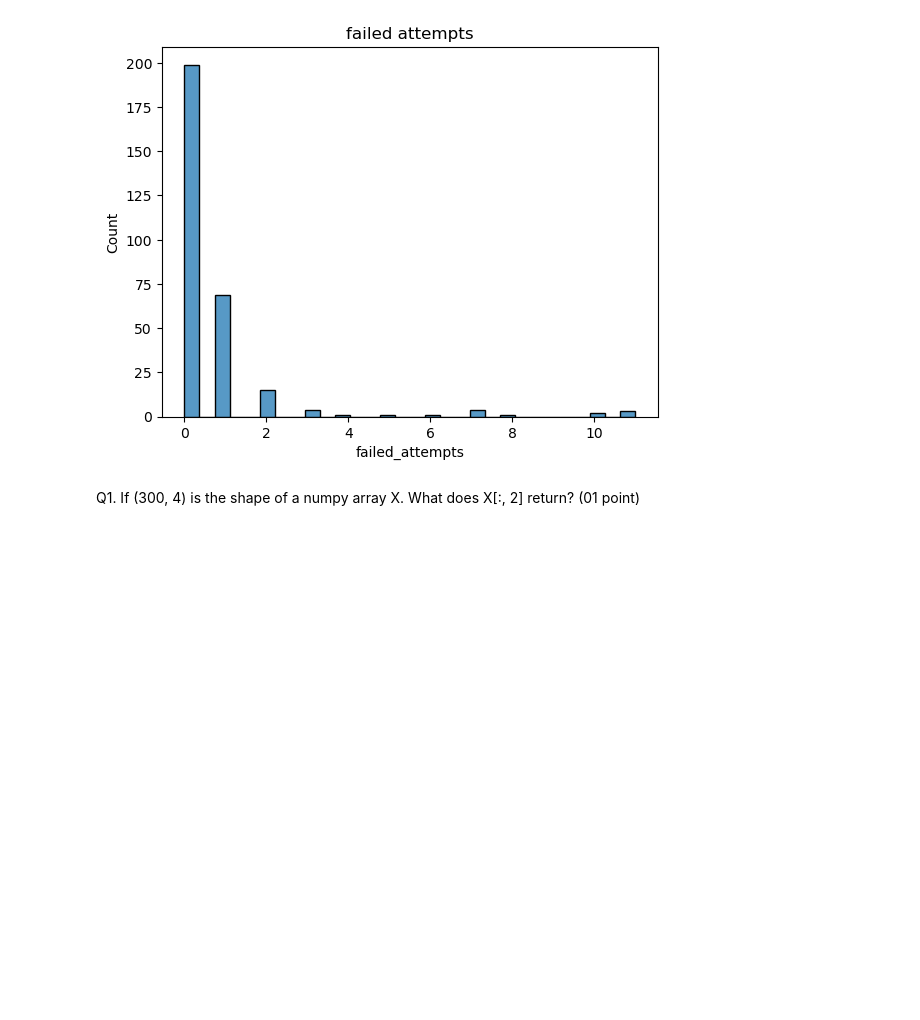
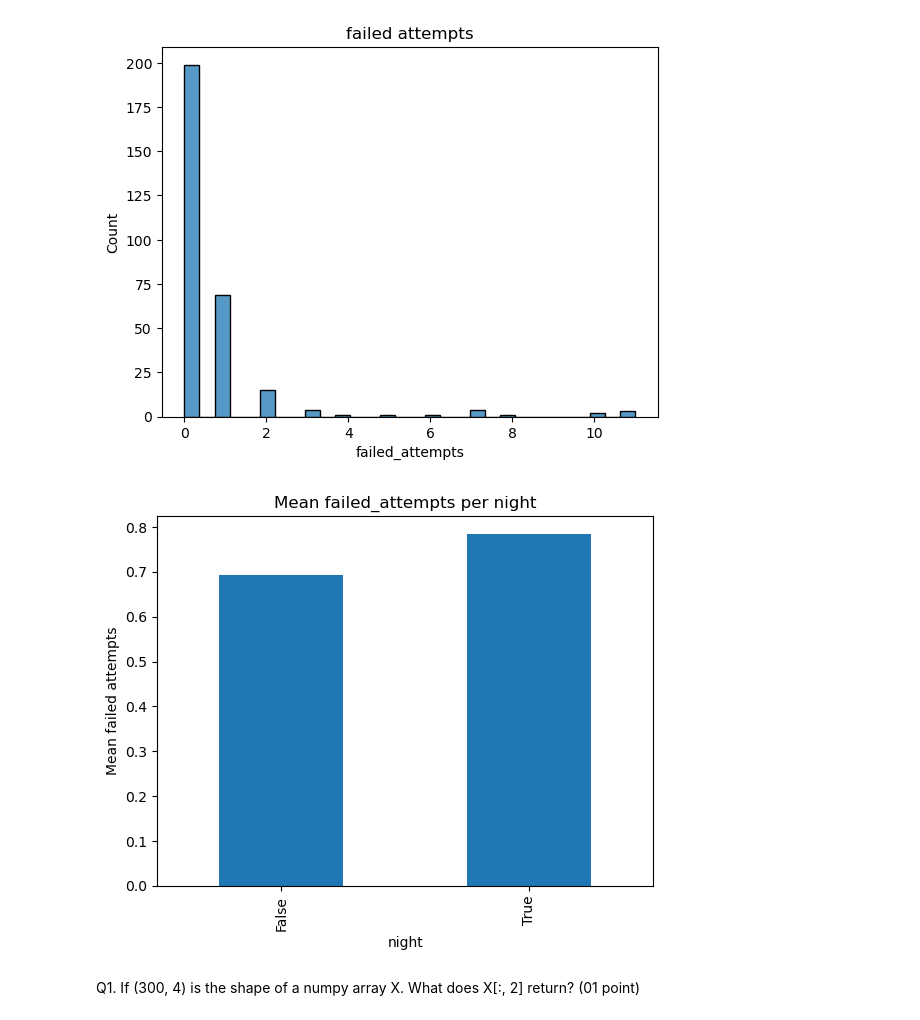
Before and after one commit to abir-cs/mldls_ws1_toolsandlibraries, a Jupyter notebook: TP1.ipynb, the cells around one changed output. Cells and saved outputs as stored; diff of their text form; code cells hidden in the pictures; blank space fills up the shorter version.

```diff
--- a/TP1.ipynb
+++ b/TP1.ipynb
@@ -165,7 +165,15 @@ plt.title("failed attempts"); plt.show()
 # %%
 # 3. Draw a bar chart of the mean failed_attempts per night value.
 
 # Write your code here
+log["night"] = log["hour"].between(0, 5)
+log.groupby("night")["failed_attempts"].mean().plot.bar(
+    title="Mean failed_attempts per night"
+)
+plt.ylabel("Mean failed attempts")
+plt.show()
+# %% [output]
+[figure, added]
 # %%
 # Auttograded cell - Skip it
 # %% [markdown]
```
Also changed, not shown: parts of 10 cells of this notebook, 1 other file.
